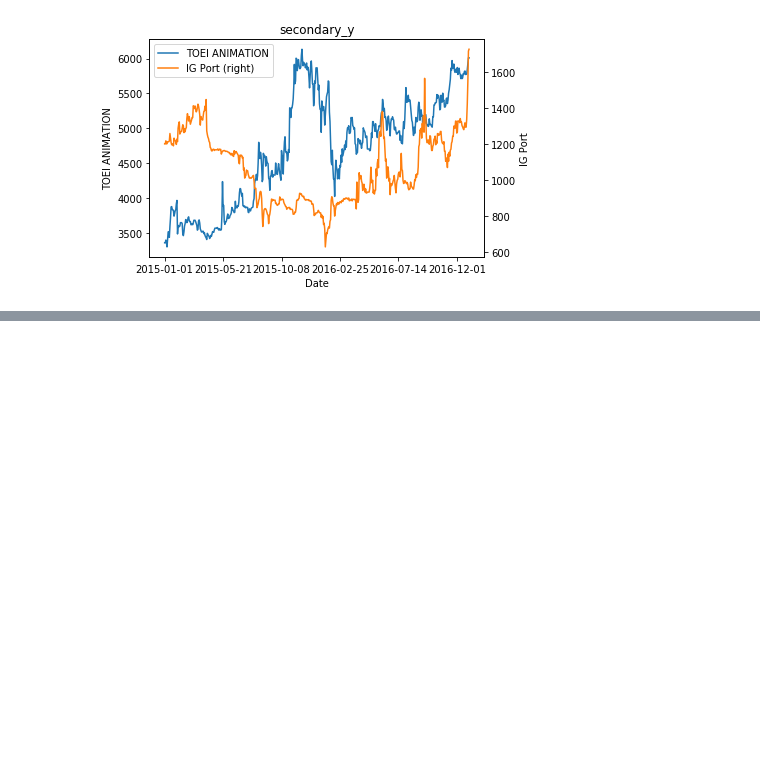
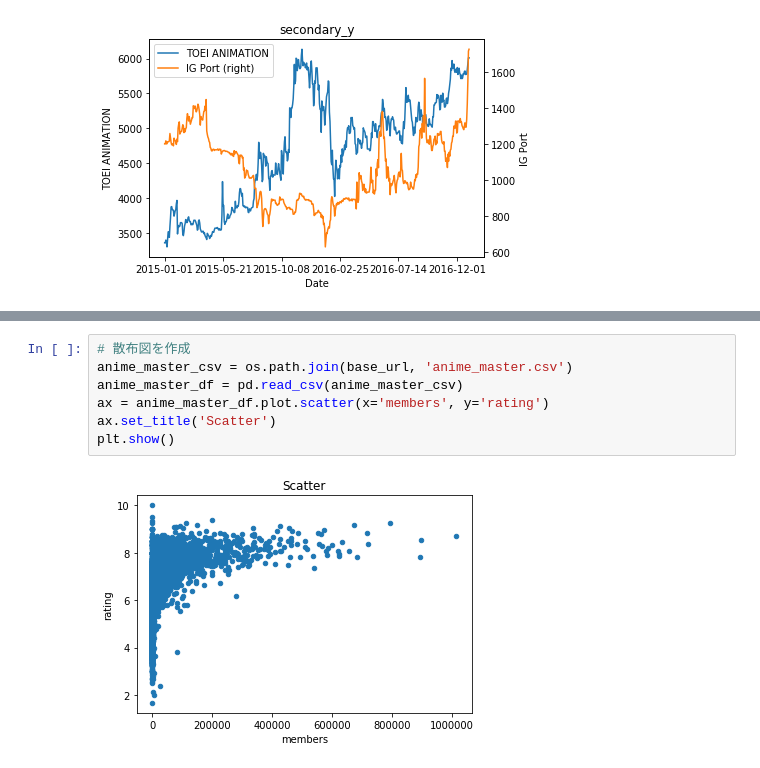
Before and after one commit to mocamocaland/jupyterbook_sample, a Jupyter notebook: pandas_sample_matplotlib_anime_3_10_5.ipynb, the cells around one changed output, grey strips where cells are left out. Drawn from its saved outputs; the diff is of its cells as text; blank space fills up the shorter version.

```diff
--- a/pandas_sample_matplotlib_anime_3_10_5.ipynb
+++ b/pandas_sample_matplotlib_anime_3_10_5.ipynb
@@ -25,0 +35,9 @@ plt.show()
+# %%
+# 散布図を作成
+anime_master_csv = os.path.join(base_url, 'anime_master.csv')
+anime_master_df = pd.read_csv(anime_master_csv)
+ax = anime_master_df.plot.scatter(x='members', y='rating')
+ax.set_title('Scatter')
+plt.show()
+# %% [output]
+[figure, added]
```
Also changed, not shown: parts of 3 cells of this notebook.
